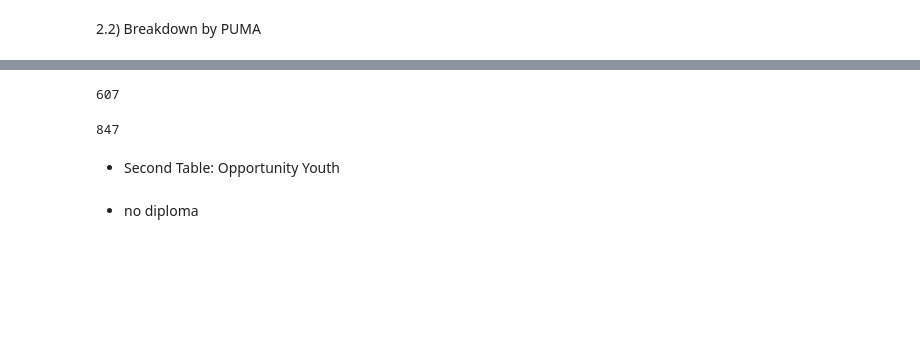
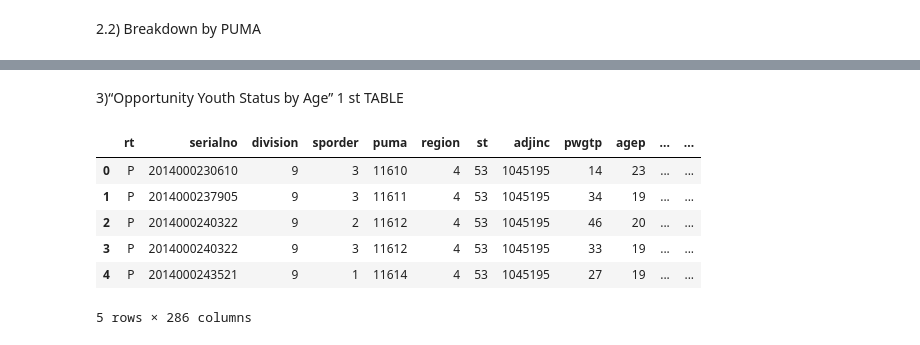
Before and after one commit to soledadmusella/opportunity_youth, a Jupyter notebook: notebooks/project_1.ipynb, the cells around one changed output, grey strips where cells are left out. Saved outputs shown, nothing was run; the diff lists cells and outputs as text; code cells hidden in the pictures; blank space fills up the shorter version.

```diff
--- a/notebooks/project_1.ipynb
+++ b/notebooks/project_1.ipynb
@@ -183,12 +145,13 @@ len(df_4[(df_4["agep"]>=16)&(df_4["agep"]<=18)])
-# %%
-len(df_4[(df_4["agep"]>=19)&(df_4["agep"]<=21)])
-# %% [output]
-607
-# %%
-len(df_4[(df_4["agep"]>=22)&(df_4["agep"]<=24)])
-# %% [output]
-847
-# %% [markdown]
-- Second Table: Opportunity Youth
-# %% [markdown]
-- no diploma
+# %% [markdown]
+3)“Opportunity Youth Status by Age” 1 st TABLE
+# %%
+dfq3 = pd.read_csv('../data/processed/question_3_base.csv')
+dfq3.head()
+# %% [output]
+|  | rt | serialno | division | sporder | puma | region | st | adjinc | pwgtp | agep | ... | ... |
+| 0 | P | 2014000230610 | 9 | 3 | 11610 | 4 | 53 | 1045195 | 14 | 23 | ... | ... |
+| 1 | P | 2014000237905 | 9 | 3 | 11611 | 4 | 53 | 1045195 | 34 | 19 | ... | ... |
+| 2 | P | 2014000240322 | 9 | 2 | 11612 | 4 | 53 | 1045195 | 46 | 20 | ... | ... |
+| 3 | P | 2014000240322 | 9 | 3 | 11612 | 4 | 53 | 1045195 | 33 | 19 | ... | ... |
+| 4 | P | 2014000243521 | 9 | 1 | 11614 | 4 | 53 | 1045195 | 27 | 19 | ... | ... |
+5 rows × 286 columns
```
Also changed, not shown: parts of 65 cells of this notebook, 5 other files.
